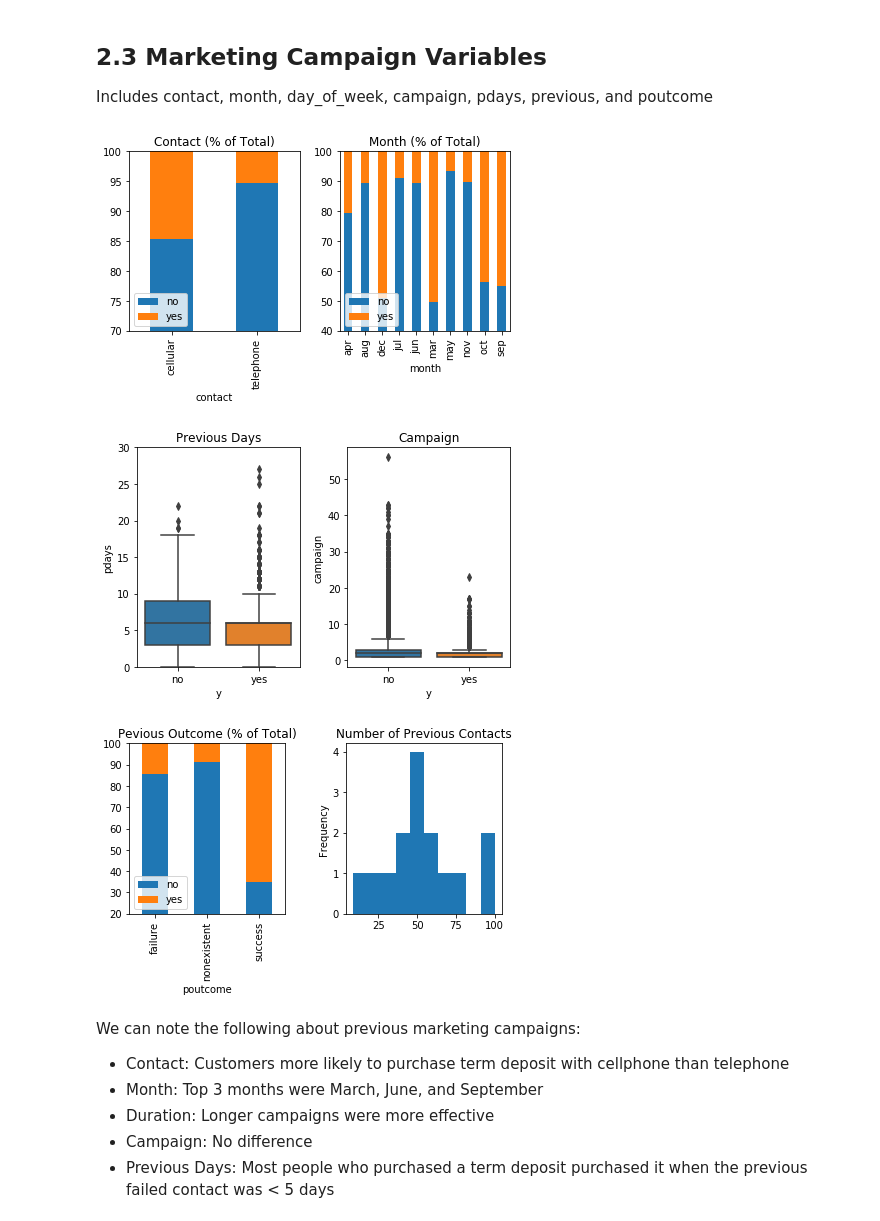
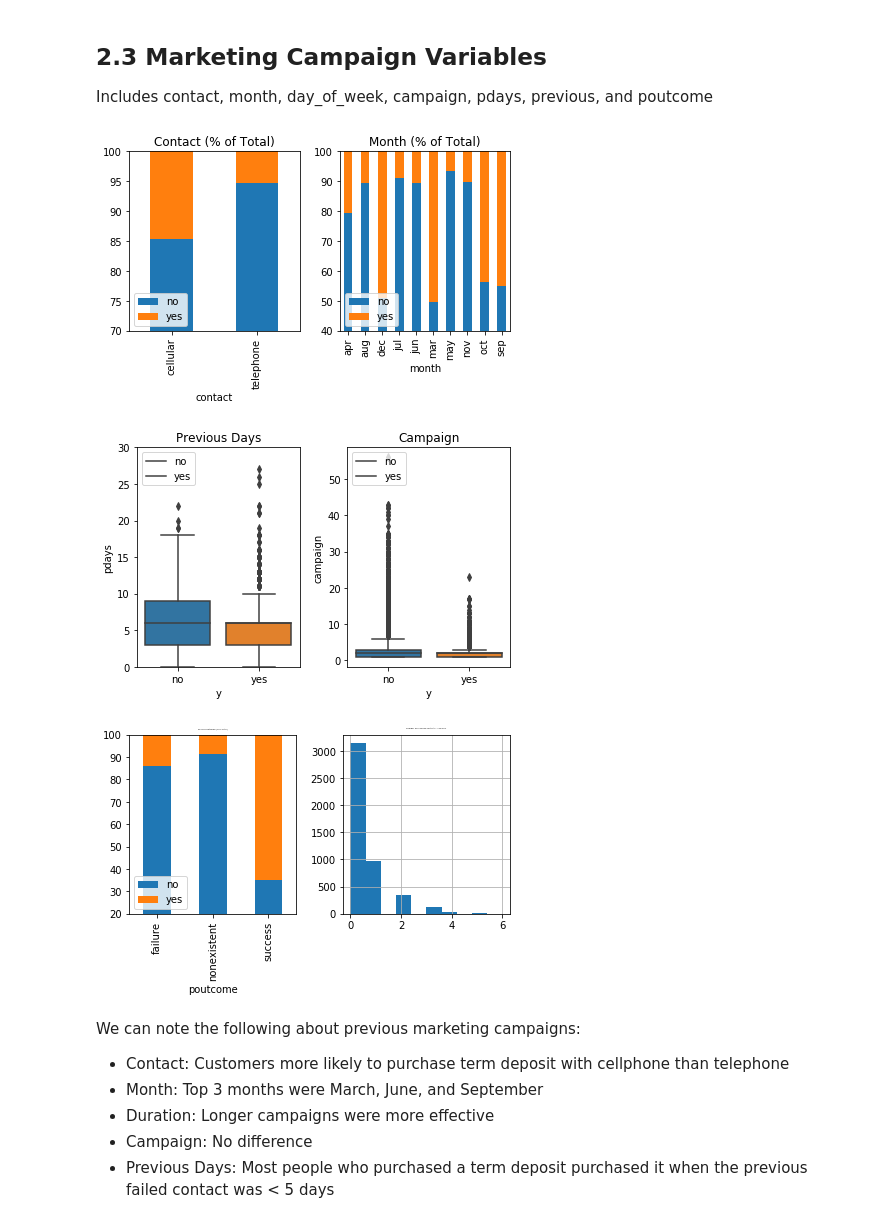
Before and after one commit to Jwn758/SpringboardProjects, a Jupyter notebook: CapstoneProject1/Jin No's Capstone Project 1.ipynb, the cells around one changed output. Saved outputs shown, nothing was run; the diff lists cells and outputs as text; code cells hidden in the pictures.

```diff
--- a/CapstoneProject1/Jin No's Capstone Project 1.ipynb
+++ b/CapstoneProject1/Jin No's Capstone Project 1.ipynb
@@ -378,41 +378,42 @@ fig, axes = plt.subplots(nrows=1, ncols=2)
 
 #pdays
 pdays_df = df2.loc[df2["pdays"] != 999]
 sns.boxplot(x = "y", y = "pdays", data = pdays_df, ax = axes[0])
 axes[0].set_title("Previous Days")
+axes[0].legend(["no", "yes"], loc = "upper left")
 axes[0].set_ylim(0, 30)
 
 #Campaign
 sns.boxplot(x = "y", y = "campaign", data = df2, ax = axes[1])
 axes[1].set_title("Campaign")
+axes[1].legend(["no", "yes"], loc = "upper left")
 
 plt.tight_layout()
 plt.show()
 
 fig, axes = plt.subplots(nrows=1, ncols=2)
 
 #poutcome
 poutcome_df = df2.groupby(["poutcome", "y"]).size()
 poutcome_df = poutcome_df.groupby(level = 0).apply(lambda x: 100*x / float(x.sum()))
 poutcome_df = pd.DataFrame(poutcome_df)
 poutcome_df.unstack().plot(kind = "bar", stacked = True, ax = axes[0])
 axes[0].legend(["no", "yes"], loc = "lower left")
 axes[0].set_ylim((20,100))
-axes[0].set_title("Pevious Outcome (% of Total)")
+axes[0].set_title("Pevious Outcome (% of Total)", fontsize = 2)
 
 #previous
-#sns.boxplot(x = "y", y = "previous", data = df2, ax = axes[1])
-axes[1].set_title("Number of Previous Contacts")
-previous_df = df2.groupby(["previous", "y"]).size()
-previous_df = previous_df.groupby(level = 0).apply(lambda x: 100*x / float(x.sum()))
-previous_df.plot.hist(ax = axes[1])
+axes[1].set_title("Number of Previous Contacts - Yes Only", fontsize = 2)
+previous_df = df2.loc[(df2["y"] == "yes")]
+previous_df["previous"].hist(ax = axes[1])
+
 
 plt.tight_layout()
 plt.show()
 # %% [output]
 [figure]
-[figure, old version]
+[figure, new version]
-[figure, old version]
+[figure, new version]
 # %% [markdown]
 We can note the following about previous marketing campaigns:
 * Contact: Customers more likely to purchase term deposit with cellphone than telephone
```
Also changed, not shown: parts of 8 cells of this notebook.
